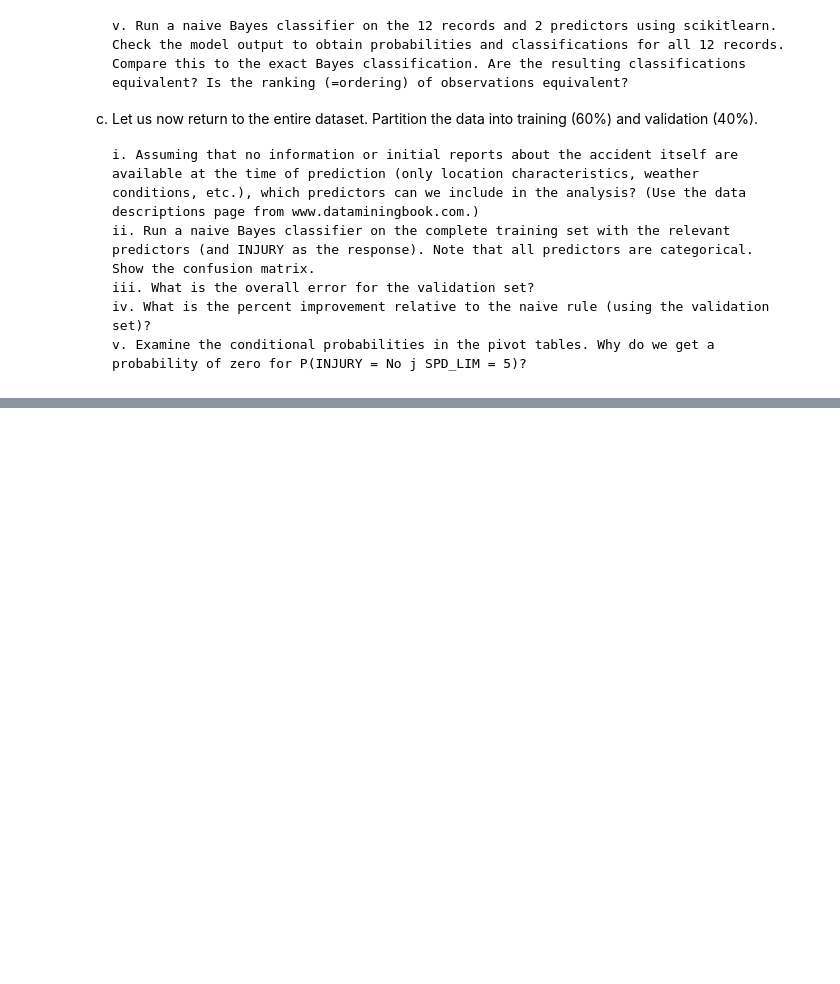
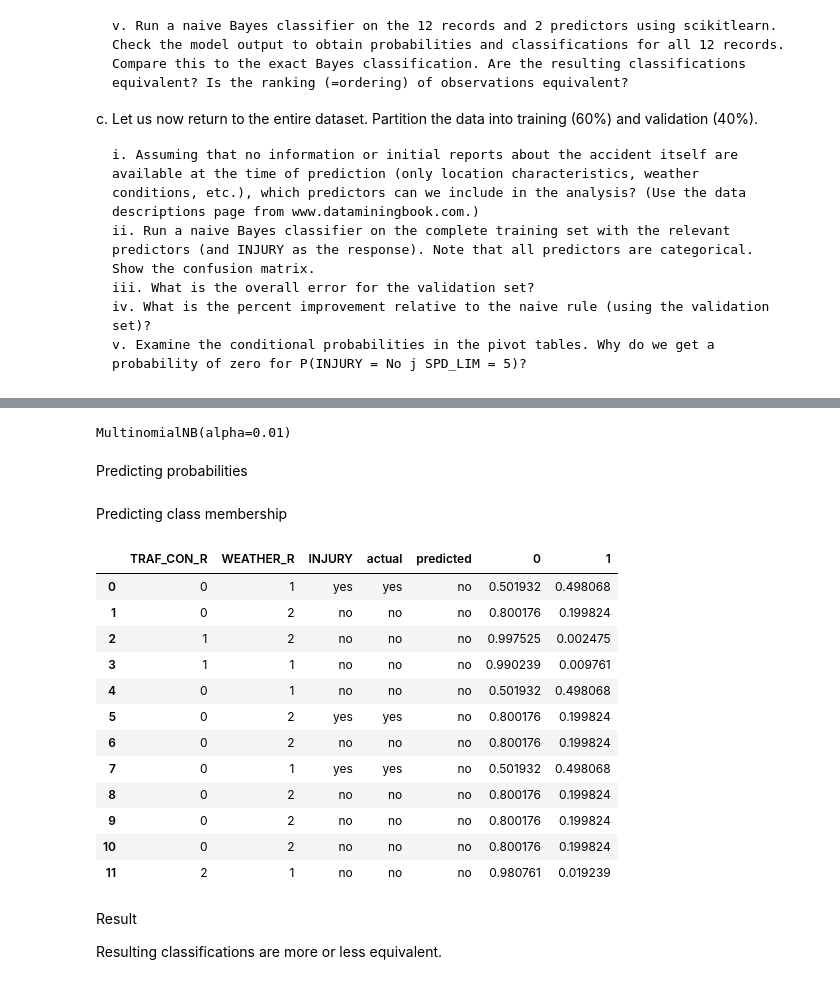
Before and after one commit to codes-at-elm/naive_bayes_classifier, a Jupyter notebook: automobile_accidents.ipynb, the cells around one changed output, grey strips where cells are left out. Cells and saved outputs as stored; diff of their text form; code cells hidden in the pictures; blank space fills up the shorter version.

```diff
--- a/automobile_accidents.ipynb
+++ b/automobile_accidents.ipynb
@@ -34,0 +242,4 @@ c. Let us now return to the entire dataset. Partition the data into training (60
+# %%
+X = pd.get_dummies(df_12_rec[['TRAF_CON_R', 'WEATHER_R']])
+y = df_12_rec['INJURY']
+classes = list(y.cat.categories)
@@ -34,0 +248,37 @@ c. Let us now return to the entire dataset. Partition the data into training (60
+# %%
+nb = MultinomialNB(alpha=0.01)
+nb.fit(X, y)
+# %% [output]
+MultinomialNB(alpha=0.01)
+# %% [markdown]
+Predicting probabilities
+# %%
+predProb = nb.predict_proba(X)
+# %% [markdown]
+Predicting class membership
+# %%
+y_pred = nb.predict(X)
+# %%
+temp_df = pd.concat([df_12_rec,
+                     pd.DataFrame({'actual': y, 'predicted': y_pred}),
+                     pd.DataFrame(predProb, index=y.index)], axis=1)
+
+display(temp_df)
+# %% [output]
+|  | TRAF_CON_R | WEATHER_R | INJURY | actual | predicted | 0 | 1 |
+| 0 | 0 | 1 | yes | yes | no | 0.501932 | 0.498068 |
+| 1 | 0 | 2 | no | no | no | 0.800176 | 0.199824 |
+| 2 | 1 | 2 | no | no | no | 0.997525 | 0.002475 |
+| 3 | 1 | 1 | no | no | no | 0.990239 | 0.009761 |
+| 4 | 0 | 1 | no | no | no | 0.501932 | 0.498068 |
+| 5 | 0 | 2 | yes | yes | no | 0.800176 | 0.199824 |
+| 6 | 0 | 2 | no | no | no | 0.800176 | 0.199824 |
+| 7 | 0 | 1 | yes | yes | no | 0.501932 | 0.498068 |
+| 8 | 0 | 2 | no | no | no | 0.800176 | 0.199824 |
+| 9 | 0 | 2 | no | no | no | 0.800176 | 0.199824 |
+| 10 | 0 | 2 | no | no | no | 0.800176 | 0.199824 |
+| 11 | 2 | 1 | no | no | no | 0.980761 | 0.019239 |
+# %% [markdown]
+Result
+
+Resulting classifications are more or less equivalent.
```
Also changed, not shown: parts of 27 cells of this notebook, 2 other files.
